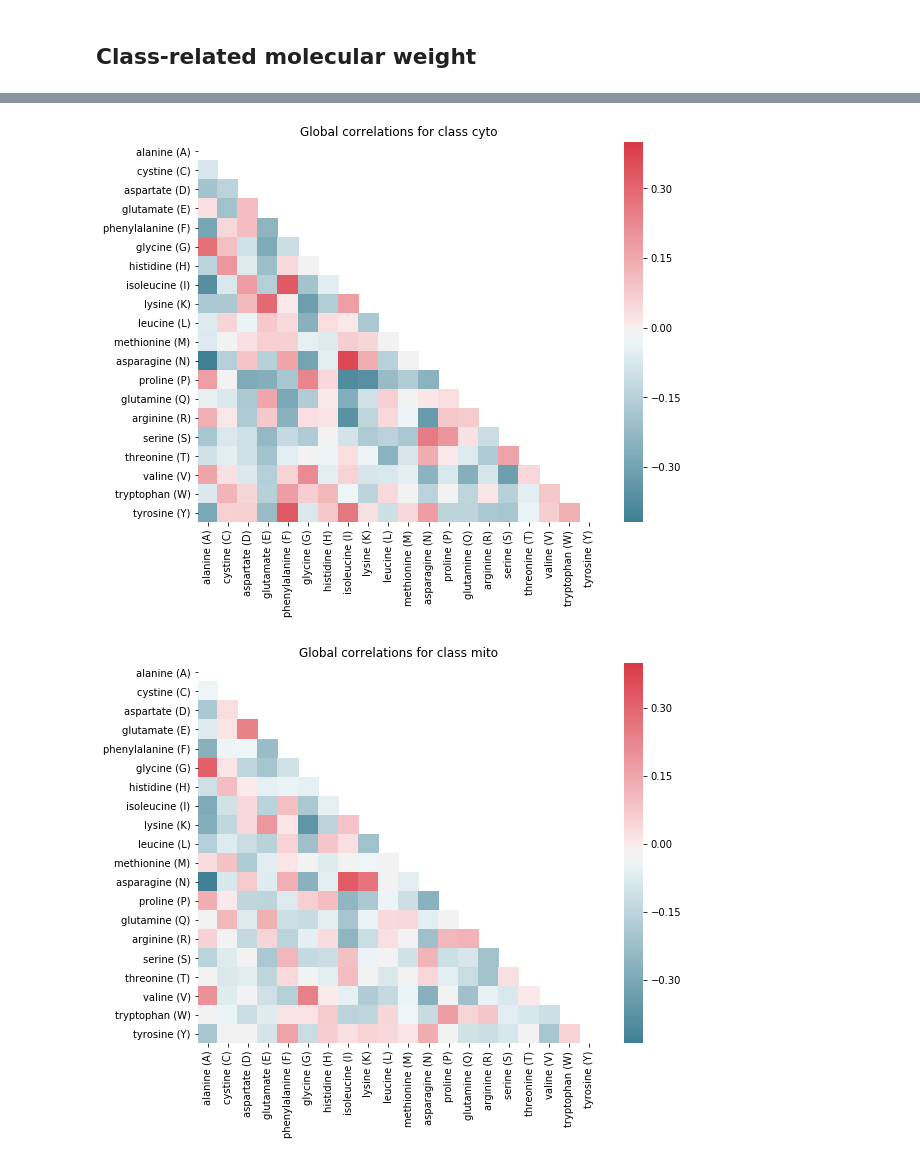
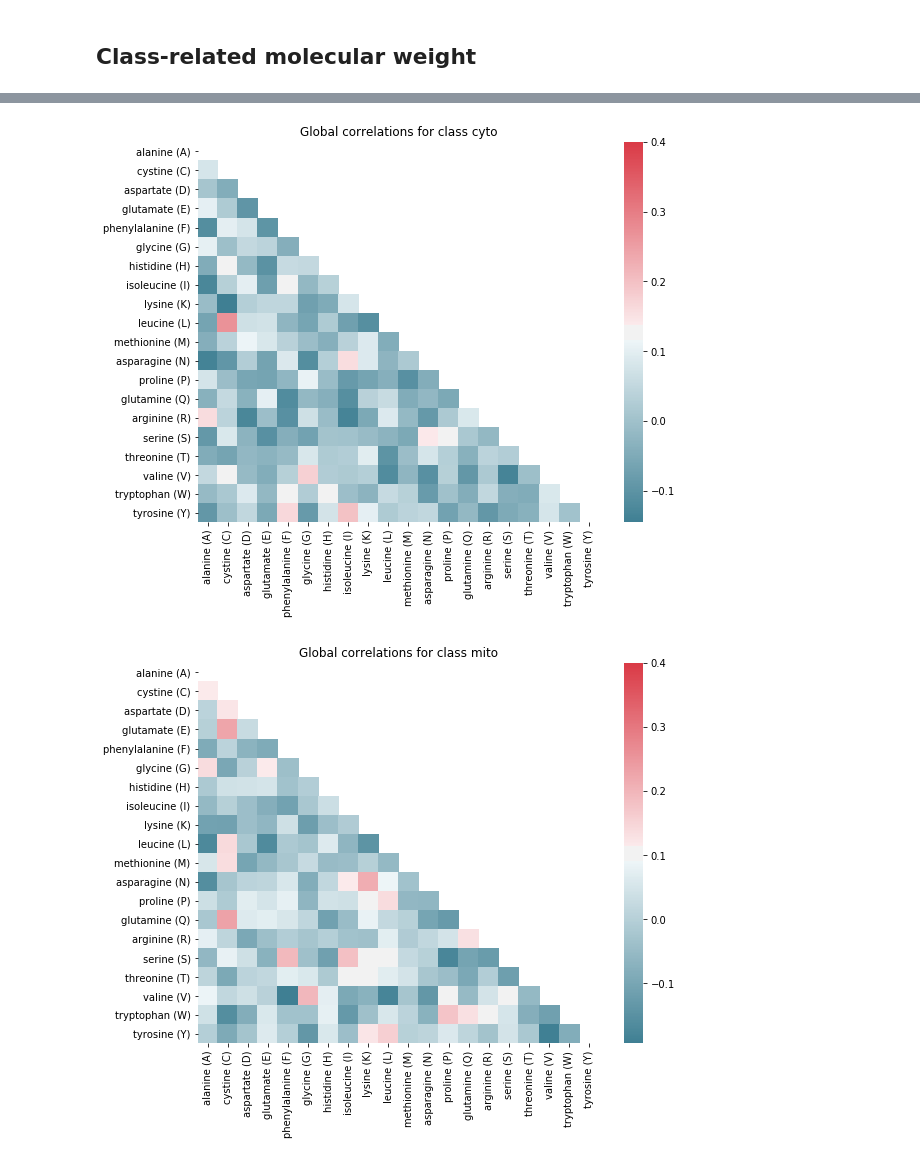
Before and after one commit to mathisgentine/predicting-subcellular-location, a Jupyter notebook: src/eda.ipynb, the cells around one changed output, grey strips where cells are left out. Drawn from its saved outputs; the diff is of its cells as text; code cells hidden in the pictures.

```diff
--- a/src/eda.ipynb
+++ b/src/eda.ipynb
@@ -62,13 +104,15 @@ aminoacid_corr_heatmap(df_train, 'global_rel_', title='Global correlations')
 # %%
-aminoacid_corr_heatmap(df_train_dummy[df_train_dummy['class_0'] == 1],
-                       'global_rel_',
+aminoacid_corr_heatmap(df_train_dummy,
+                       df_train_dummy[df_train_dummy['class_0'] == 1],
+                       'counts_global_',
                        title='Global correlations for class {}'.format(class_dict_inv[0]))
 # %% [output]
-[figure, old version]
+[figure, new version]
 # %%
-aminoacid_corr_heatmap(df_train_dummy[df_train_dummy['class_1'] == 1],
-                       'global_rel_',
+aminoacid_corr_heatmap(df_train_dummy,
+                       df_train_dummy[df_train_dummy['class_1'] == 1],
+                       'counts_global_',
                         title='Global correlations for class {}'.format(class_dict_inv[1]))
 # %% [output]
-[figure, old version]
+[figure, new version]
 # %%
```
Also changed, not shown: parts of 20 cells of this notebook, 4 other files.
